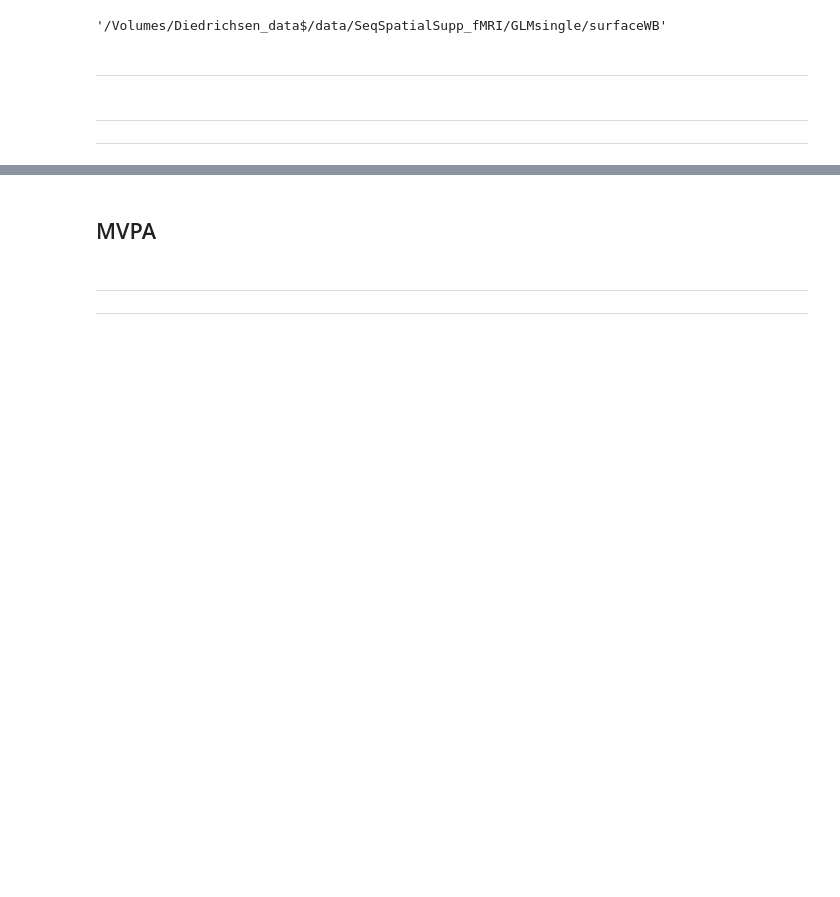
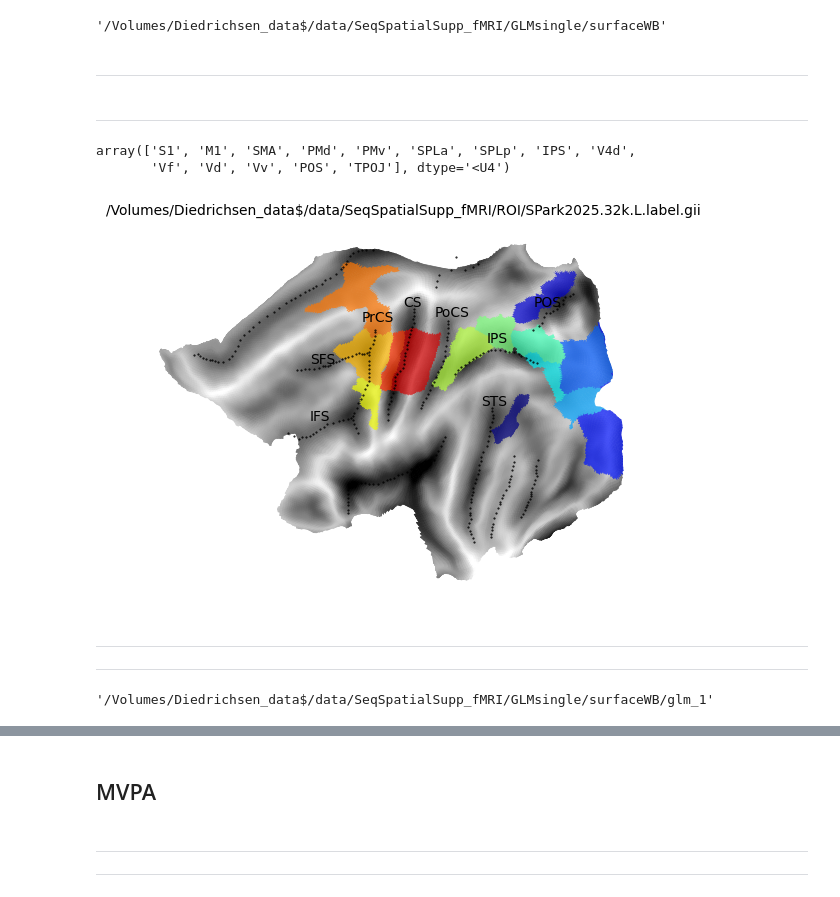
Before and after one commit to psb629/SeqSpatialSupp_fMRI, a Jupyter notebook: scripts/glmsingle.glm1.MVPA.ipynb, the cells around one changed output, grey strips where cells are left out. Cells and saved outputs as stored; diff of their text form; code cells hidden in the pictures; blank space fills up the shorter version.

```diff
--- a/scripts/glmsingle.glm1.MVPA.ipynb
+++ b/scripts/glmsingle.glm1.MVPA.ipynb
@@ -89,6 +89,8 @@ dir_group = join(dir_surf,'group')
 ---
 # %%
 dir_fs = su.get_dir_fs()
+dir_roi = su.get_dir_roi()
 # %%
-border, brdr = simage.get_border(join(dir_git,'surfAnalysisPy'))
 hem = 'L'
+border, brdr = simage.get_border(dir_git=dir_git, atlas='sulcus')
+# border, brdr = simage.get_border(dir_git=dir_git, atlas='Glasser')
@@ -98,3 +97,36 @@ list_roi = ['V1','V2','V3','hV4','VO1','VO2','LO1','LO2','TO1','TO2','V3b','V3a'
+# %% [markdown]
+---
+# %%
+fname = join(dir_roi,'SPark2025.32k.L.label.gii')
+gii = nb.load(fname)
+mask = gii.darrays[0].data
+# %%
+list_roi = []
+for ii, label in enumerate(gii.labeltable.labels):
+    if ii>0:
+        list_roi.append(label.label)
+list_roi = np.array(list_roi)
+list_roi
+# %% [output]
+array(['S1', 'M1', 'SMA', 'PMd', 'PMv', 'SPLa', 'SPLp', 'IPS', 'V4d',
+       'Vf', 'Vd', 'Vv', 'POS', 'TPOJ'], dtype='<U4')
+# %%
+g = surf.plot.plotmap(
+    data=mask,
+    surf='fs32k_%s'%hem,
+    alpha=0.7,
+    cmap=cm.jet_r.resampled(len(np.unique(mask))),
+    # colorbar=True,
+    # cscale=[-1,7],
+    # threshold=[-thresh,thresh],
+    borders=border, bordercolor='black', bordersize=1,
+    overlay_type='func', render='matplotlib',
+)
+g.text(x=20, y=220, s=fname, ha='center', va='center', fontsize=10)
+for line, (x, y) in brdr.items():
+    g.text(x=x, y=y, s=line, ha='left', va='bottom', color='black', fontsize=10)
+# %% [output]
+[figure, added]
 # %% [markdown]
 ---
 ---
@@ -100,0 +144,5 @@ list_roi = ['V1','V2','V3','hV4','VO1','VO2','LO1','LO2','TO1','TO2','V3b','V3a'
+# %%
+dir_work = join(dir_surf,'glm_%1d'%glm)
+dir_work
+# %% [output]
+'/Volumes/Diedrichsen_data$/data/SeqSpatialSupp_fMRI/GLMsingle/surfaceWB/glm_1'
```
Also changed, not shown: parts of 6 cells of this notebook.
